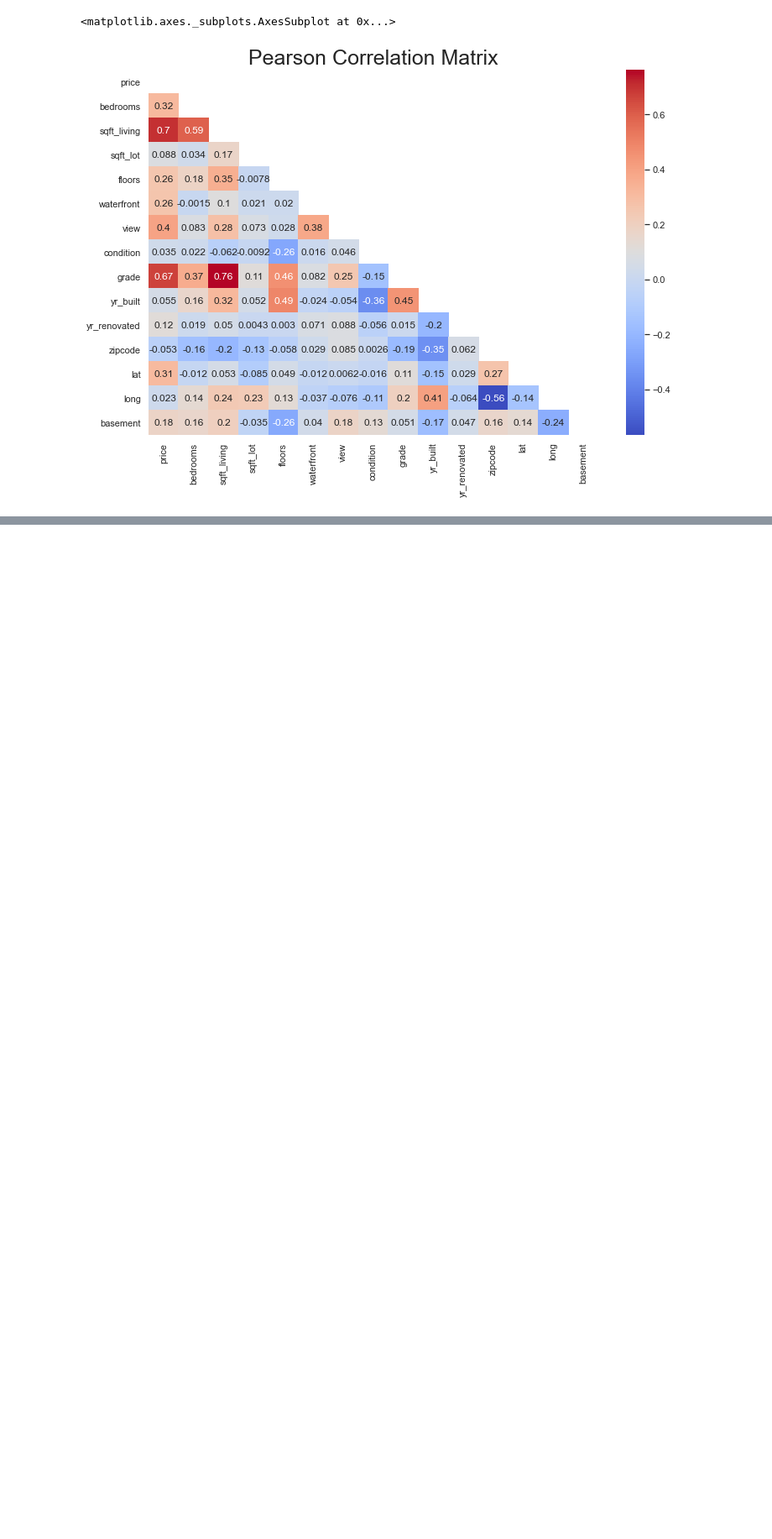
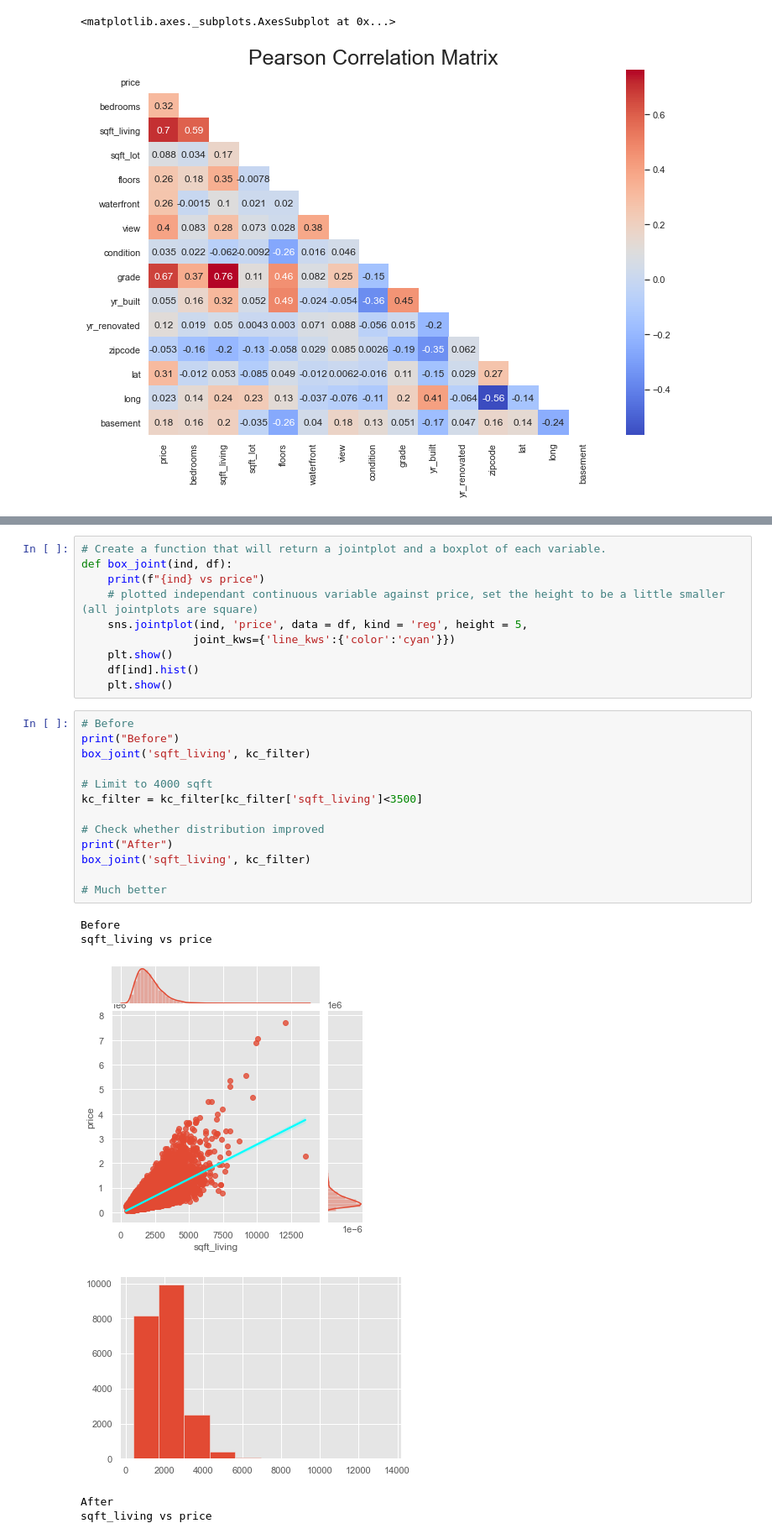
Before and after one commit to Zuchini1234/King-County-Business-Case-Project-Mod-2, a Jupyter notebook: student.ipynb, the cells around one changed output, grey strips where cells are left out. Shown at 84% size. Saved outputs shown, nothing was run; the diff lists cells and outputs as text; blank space fills up the shorter version.

```diff
--- a/student.ipynb
+++ b/student.ipynb
@@ -1123,0 +380,30 @@ The Sqaure footage of living area is directly behind, making an almost impercept
+# %%
+# Create a function that will return a jointplot and a boxplot of each variable.
+def box_joint(ind, df):
+    print(f"{ind} vs price")
+    # plotted independant continuous variable against price, set the height to be a little smaller (all jointplots are square)
+    sns.jointplot(ind, 'price', data = df, kind = 'reg', height = 5,
+                 joint_kws={'line_kws':{'color':'cyan'}})
+    plt.show()
+    df[ind].hist()
+    plt.show()
+# %%
+# Before
+print("Before")
+box_joint('sqft_living', kc_filter)
+
+# Limit to 4000 sqft
+kc_filter = kc_filter[kc_filter['sqft_living']<3500]
+
+# Check whether distribution improved
+print("After")
+box_joint('sqft_living', kc_filter)
+
+# Much better
+# %% [output]
+Before
+sqft_living vs price
+[figure, added]
+[figure, added]
+After
+sqft_living vs price
```
Also changed, not shown: parts of 193 cells of this notebook, 3 other files.
